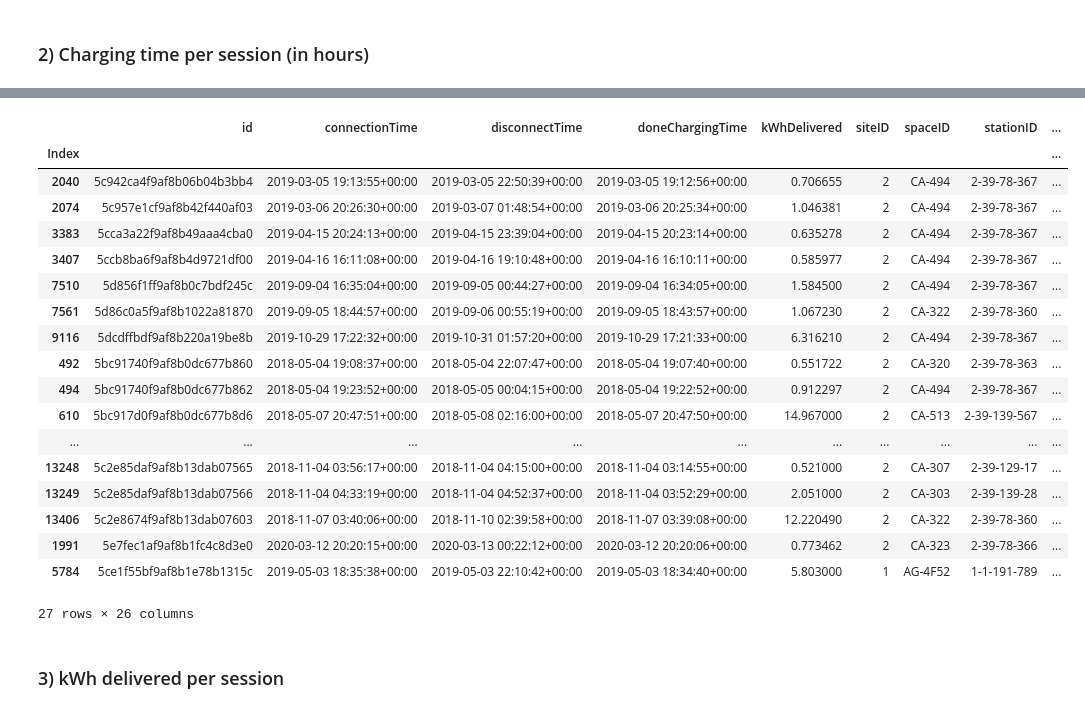
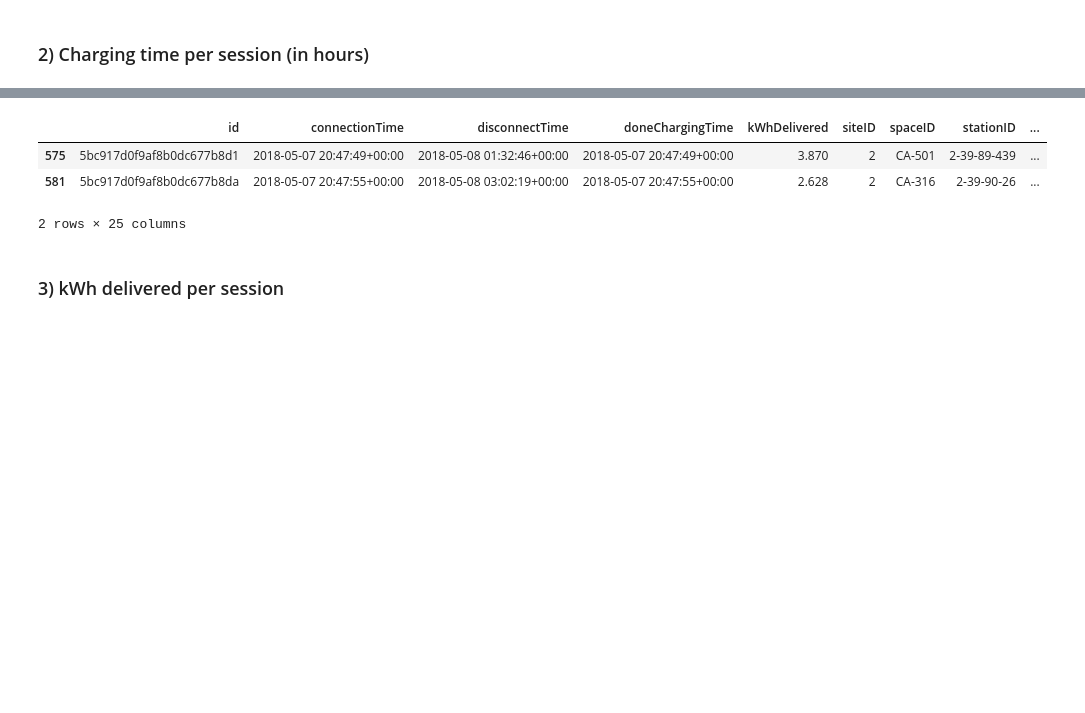
Before and after one commit to S0PEX/AA_Team_9_WS23, a Jupyter notebook: kpi.ipynb, the cells around one changed output, grey strips where cells are left out. Cells and saved outputs as stored; diff of their text form; code cells hidden in the pictures; blank space fills up the shorter version.

```diff
--- a/kpi.ipynb
+++ b/kpi.ipynb
@@ -73,28 +68,15 @@ min         -0.689444
 max        200.015833
 Name: ChargingTimeHours, dtype: float64
 # %%
-# Problem: negative values not possible -> connectTime is later than doneChargingTime
-df_charging[df_charging['ChargingTimeHours'] < 0]
+# Problem solved by dropping entries with negative values
+# Old problem: negative values not possible -> connectTime is later than doneChargingTime
+# Interesting: Values at 0 -> connectionTime at the same time as doneChargingTime
+df_charging[df_charging['ChargingTimeHours'] == 0]
 # %% [output]
 |  | id | connectionTime | disconnectTime | doneChargingTime | kWhDelivered | siteID | spaceID | stationID | ... |
-| Index |  |  |  |  |  |  |  |  | ... |
-| 2040 | 5c942ca4f9af8b06b04b3bb4 | 2019-03-05 19:13:55+00:00 | 2019-03-05 22:50:39+00:00 | 2019-03-05 19:12:56+00:00 | 0.706655 | 2 | CA-494 | 2-39-78-367 | ... |
-| 2074 | 5c957e1cf9af8b42f440af03 | 2019-03-06 20:26:30+00:00 | 2019-03-07 01:48:54+00:00 | 2019-03-06 20:25:34+00:00 | 1.046381 | 2 | CA-494 | 2-39-78-367 | ... |
-| 3383 | 5cca3a22f9af8b49aaa4cba0 | 2019-04-15 20:24:13+00:00 | 2019-04-15 23:39:04+00:00 | 2019-04-15 20:23:14+00:00 | 0.635278 | 2 | CA-494 | 2-39-78-367 | ... |
-| 3407 | 5ccb8ba6f9af8b4d9721df00 | 2019-04-16 16:11:08+00:00 | 2019-04-16 19:10:48+00:00 | 2019-04-16 16:10:11+00:00 | 0.585977 | 2 | CA-494 | 2-39-78-367 | ... |
-| 7510 | 5d856f1ff9af8b0c7bdf245c | 2019-09-04 16:35:04+00:00 | 2019-09-05 00:44:27+00:00 | 2019-09-04 16:34:05+00:00 | 1.584500 | 2 | CA-494 | 2-39-78-367 | ... |
-| 7561 | 5d86c0a5f9af8b1022a81870 | 2019-09-05 18:44:57+00:00 | 2019-09-06 00:55:19+00:00 | 2019-09-05 18:43:57+00:00 | 1.067230 | 2 | CA-322 | 2-39-78-360 | ... |
-| 9116 | 5dcdffbdf9af8b220a19be8b | 2019-10-29 17:22:32+00:00 | 2019-10-31 01:57:20+00:00 | 2019-10-29 17:21:33+00:00 | 6.316210 | 2 | CA-494 | 2-39-78-367 | ... |
-| 492 | 5bc91740f9af8b0dc677b860 | 2018-05-04 19:08:37+00:00 | 2018-05-04 22:07:47+00:00 | 2018-05-04 19:07:40+00:00 | 0.551722 | 2 | CA-320 | 2-39-78-363 | ... |
-| 494 | 5bc91740f9af8b0dc677b862 | 2018-05-04 19:23:52+00:00 | 2018-05-05 00:04:15+00:00 | 2018-05-04 19:22:52+00:00 | 0.912297 | 2 | CA-494 | 2-39-78-367 | ... |
-| 610 | 5bc917d0f9af8b0dc677b8d6 | 2018-05-07 20:47:51+00:00 | 2018-05-08 02:16:00+00:00 | 2018-05-07 20:47:50+00:00 | 14.967000 | 2 | CA-513 | 2-39-139-567 | ... |
-| ... | ... | ... | ... | ... | ... | ... | ... | ... | ... |
-| 13248 | 5c2e85daf9af8b13dab07565 | 2018-11-04 03:56:17+00:00 | 2018-11-04 04:15:00+00:00 | 2018-11-04 03:14:55+00:00 | 0.521000 | 2 | CA-307 | 2-39-129-17 | ... |
-| 13249 | 5c2e85daf9af8b13dab07566 | 2018-11-04 04:33:19+00:00 | 2018-11-04 04:52:37+00:00 | 2018-11-04 03:52:29+00:00 | 2.051000 | 2 | CA-303 | 2-39-139-28 | ... |
-| 13406 | 5c2e8674f9af8b13dab07603 | 2018-11-07 03:40:06+00:00 | 2018-11-10 02:39:58+00:00 | 2018-11-07 03:39:08+00:00 | 12.220490 | 2 | CA-322 | 2-39-78-360 | ... |
-| 1991 | 5e7fec1af9af8b1fc4c8d3e0 | 2020-03-12 20:20:15+00:00 | 2020-03-13 00:22:12+00:00 | 2020-03-12 20:20:06+00:00 | 0.773462 | 2 | CA-323 | 2-39-78-366 | ... |
-| 5784 | 5ce1f55bf9af8b1e78b1315c | 2019-05-03 18:35:38+00:00 | 2019-05-03 22:10:42+00:00 | 2019-05-03 18:34:40+00:00 | 5.803000 | 1 | AG-4F52 | 1-1-191-789 | ... |
+| 575 | 5bc917d0f9af8b0dc677b8d1 | 2018-05-07 20:47:49+00:00 | 2018-05-08 01:32:46+00:00 | 2018-05-07 20:47:49+00:00 | 3.870 | 2 | CA-501 | 2-39-89-439 | ... |
+| 581 | 5bc917d0f9af8b0dc677b8da | 2018-05-07 20:47:55+00:00 | 2018-05-08 03:02:19+00:00 | 2018-05-07 20:47:55+00:00 | 2.628 | 2 | CA-316 | 2-39-90-26 | ... |
-27 rows × 26 columns
+2 rows × 25 columns
 # %% [markdown]
 ### 3) kWh delivered per session
 # %%
```
Also changed, not shown: parts of 10 cells of this notebook, 2 other files.
